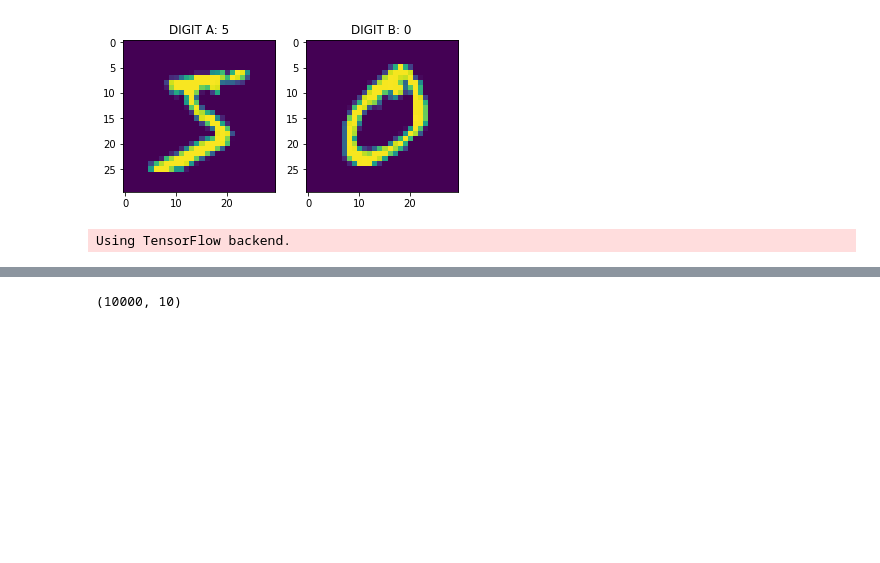
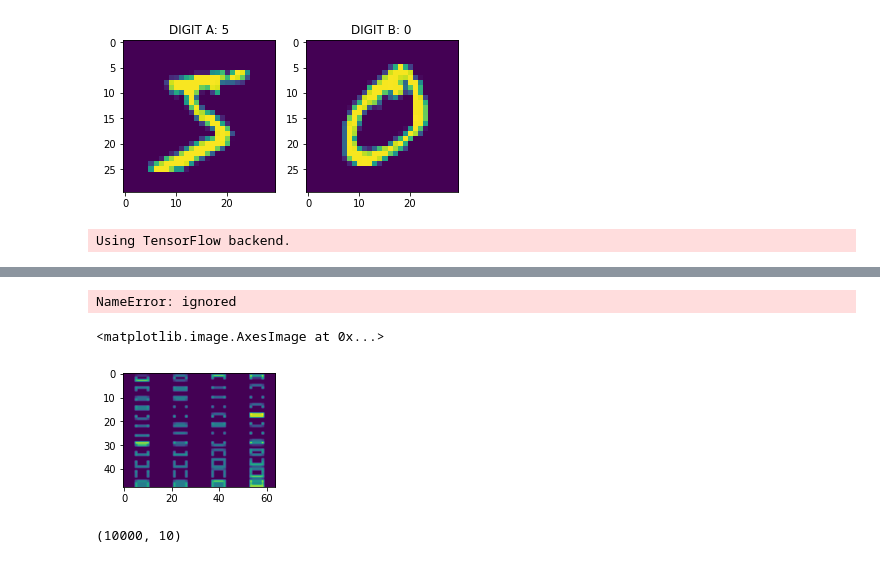
Before and after one commit to YaromirKo/3D_convolutional_neural_network, a Jupyter notebook: gw.ipynb, the cells around one changed output, grey strips where cells are left out. Saved outputs shown, nothing was run; the diff lists cells and outputs as text; code cells hidden in the pictures; blank space fills up the shorter version.

```diff
--- a/gw.ipynb
+++ b/gw.ipynb
@@ -467,6 +512,6 @@ Using TensorFlow backend.
 # %%
-# with h5py.File('./full_dataset_vectors.h5', 'r') as dataset:
-#     x_train = dataset["X_train"][:]
-#     x_test = dataset["X_test"][:]
-#     y_train = dataset["y_train"][:]
-#     y_test = dataset["y_test"][:]
+with h5py.File('./full_dataset_vectors.h5', 'r') as dataset:
+    x_train = dataset["X_train"][:]
+    x_test = dataset["X_test"][:]
+    y_train = dataset["y_train"][:]
+    y_test = dataset["y_test"][:]
@@ -473,42 +541,47 @@ Using TensorFlow backend.
 # %%
-# import sys
-# np.set_printoptions(threshold=sys.maxsize)
-# import numpy as np
-# from matplotlib import pyplot as plt
-# def plot(d=2, cmap="Oranges", axis=False):
-#   if d == 2:
-#       fig, axes= plt.subplots(int(np.ceil(self.n_z / 4)), 4, figsize=(8,8))
-#       plt.tight_layout()
-#       for i,ax in enumerate(axes.flat):
-#           if i >= len(x_train[0]):
-#               break
-#           im = ax.imshow(x_train[0], cmap=cmap, interpolation="none")
-#           ax.set_title("Level " + str(i))
+import sys
+np.set_printoptions(threshold=sys.maxsize)
+import numpy as np
+from matplotlib import pyplot as plt
+def plot(d=2, cmap="Oranges", axis=False):
+  if d == 2:
+      fig, axes= plt.subplots(int(np.ceil(self.n_z / 4)), 4, figsize=(8,8))
+      plt.tight_layout()
+      for i,ax in enumerate(axes.flat):
+          if i >= len(x_train[0]):
+              break
+          im = ax.imshow(x_train[0], cmap=cmap, interpolation="none")
+          ax.set_title("Level " + str(i))
 
-#       fig.subplots_adjust(right=0.8)
-#       cbar_ax = fig.add_axes([0.85, 0.15, 0.05, 0.7])
-#       cbar = fig.colorbar(im, cax=cbar_ax)
-#       cbar.set_label('NUMBER OF POINTS IN VOXEL')
-# plot()
+      fig.subplots_adjust(right=0.8)
+      cbar_ax = fig.add_axes([0.85, 0.15, 0.05, 0.7])
+      cbar = fig.colorbar(im, cax=cbar_ax)
+      cbar.set_label('NUMBER OF POINTS IN VOXEL')
+plot()
+# %% [output]
+NameError: ignored
 # %%
 # print ("x_train shape: ", x_train.shape)
 # print ("y_train shape: ", y_train.shape)
 
 # print ("x_test shape:  ", x_test.shape)
 # print ("y_test shape:  ", y_test.shape)
-# # np.set_printoptions(threshold=sys.maxsize)
-# aaa = np.array(x_train[0]).reshape(64, 64)
+# np.set_printoptions(threshold=sys.maxsize)
+aaa = np.array(x_train[0]).reshape(64, 64)
 
-# import matplotlib.pyplot as plt
+import matplotlib.pyplot as plt
 
-# plt.subplot(121)
-# plt.imshow(aaa[16::])
+plt.subplot(121)
+plt.imshow(aaa[16::])
 
-# # from mpl_toolkits.mplot3d import Axes3D
-# # fig = plt.figure()
-# # ax = fig.add_subplot(1111, projection='3d')
+# from mpl_toolkits.mplot3d import Axes3D
+# fig = plt.figure()
+# ax = fig.add_subplot(1111, projection='3d')
 
-# # Axes3D.plot_surface(ax, train_npy[100], train_npy[100], train_npy[0], rstride=1, cstride=1,linewidth=1, antialiased=True)
+# Axes3D.plot_surface(ax, train_npy[100], train_npy[100], train_npy[0], rstride=1, cstride=1,linewidth=1, antialiased=True)
+# %% [output]
+<matplotlib.image.AxesImage at 0x...>
+[figure, added]
 # %%
 # ## Introduce the channel dimention in the input dataset
 # xtrain = np.ndarray((x_train.shape[0], 4096, 3))
```
Also changed, not shown: parts of 21 cells of this notebook.
